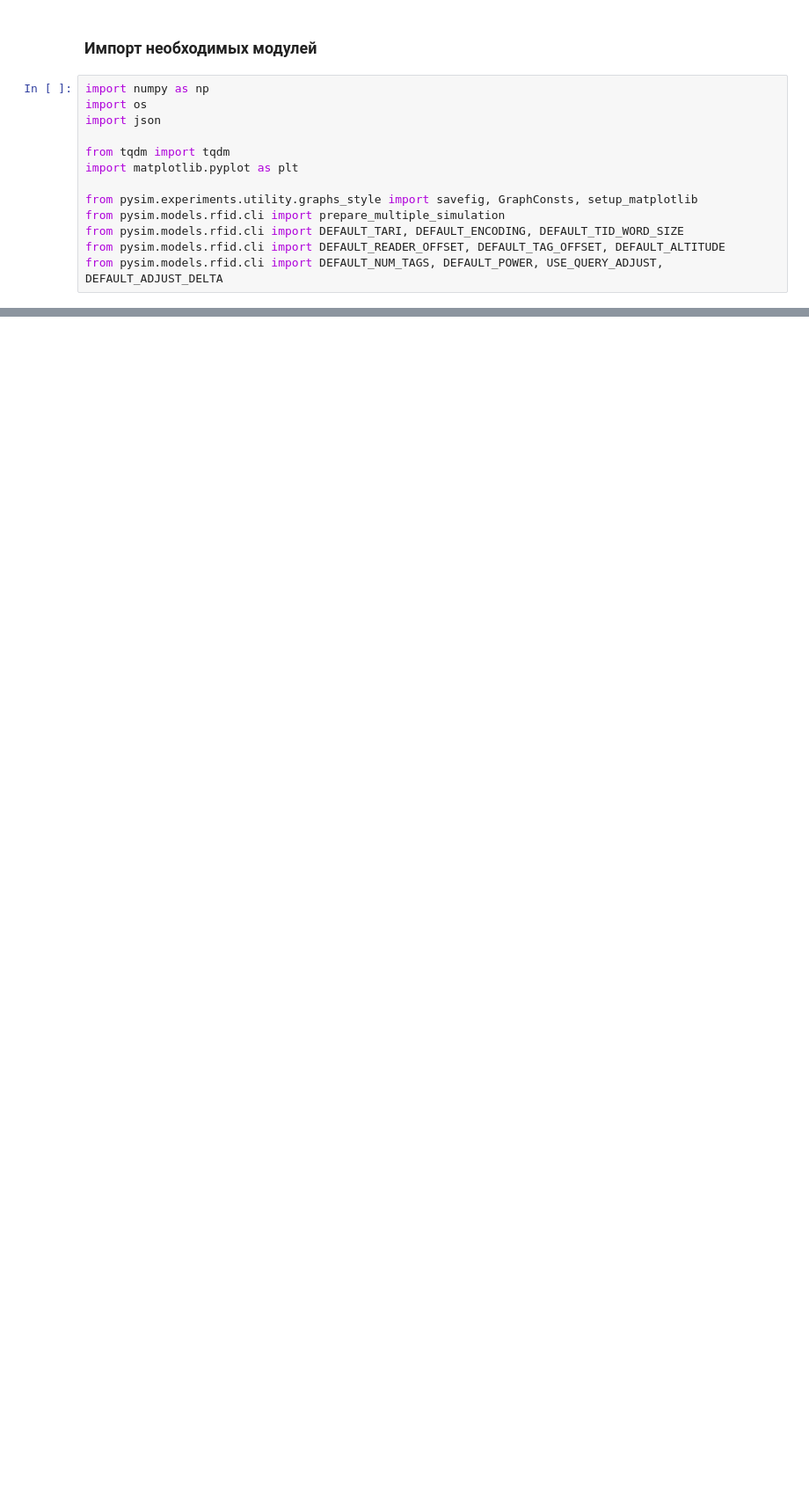
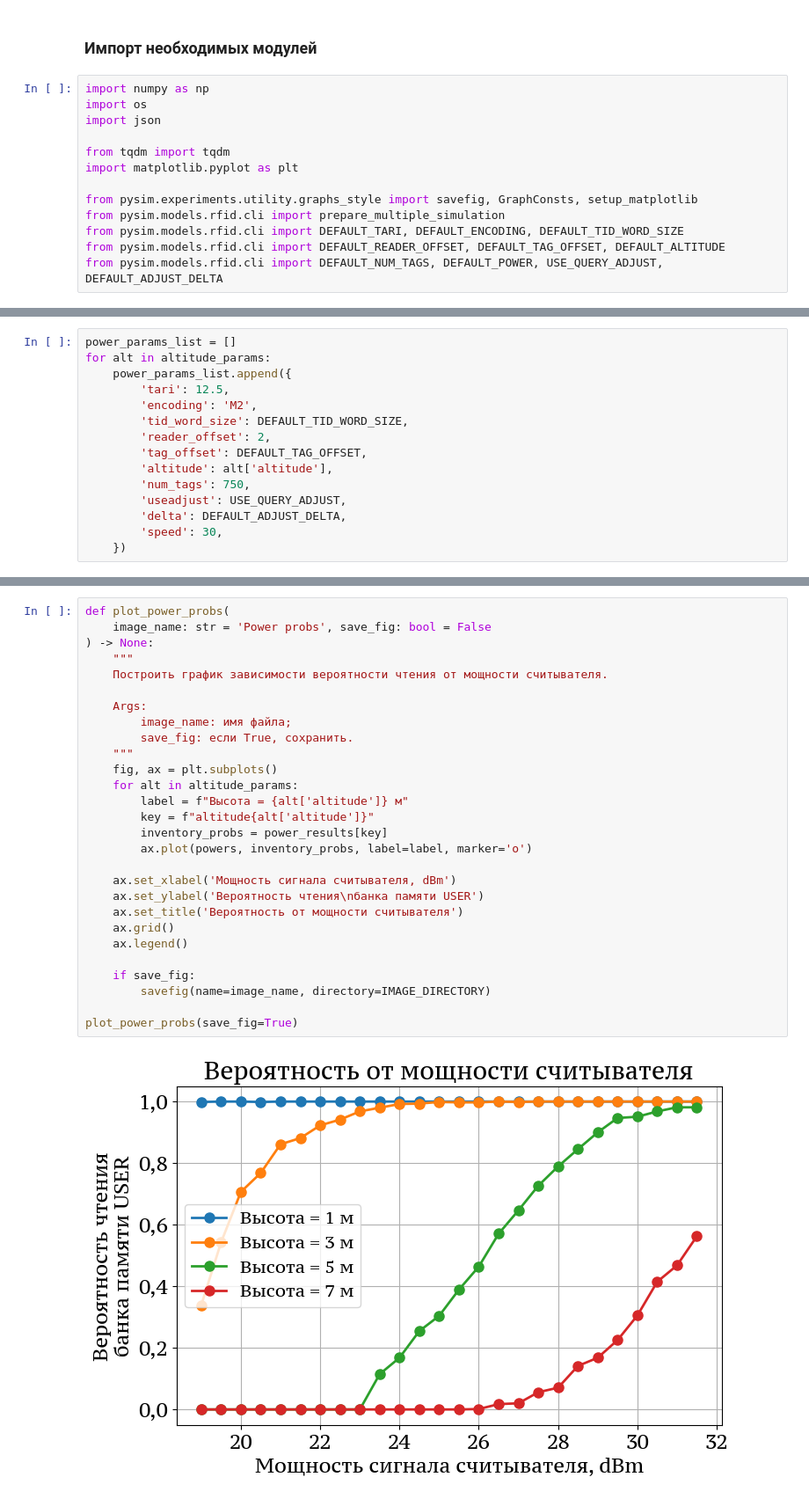
Before and after one commit to VilmenAbramian/simulation, a Jupyter notebook: pysim/experiments/rfid_single_tag.ipynb, the cells around one changed output, grey strips where cells are left out. Shown at 88% size. Drawn from its saved outputs; the diff is of its cells as text; blank space fills up the shorter version.

```diff
--- a/pysim/experiments/rfid_single_tag.ipynb
+++ b/pysim/experiments/rfid_single_tag.ipynb
@@ -111,0 +269,15 @@ plot_speed_probs(save_fig=True)
+# %%
+power_params_list = []
+for alt in altitude_params:
+    power_params_list.append({
+        'tari': 12.5,
+        'encoding': 'M2',
+        'tid_word_size': DEFAULT_TID_WORD_SIZE,
+        'reader_offset': 2,
+        'tag_offset': DEFAULT_TAG_OFFSET,
+        'altitude': alt['altitude'],
+        'num_tags': 750,
+        'useadjust': USE_QUERY_ADJUST,
+        'delta': DEFAULT_ADJUST_DELTA,
+        'speed': 30,
+    })
@@ -111,0 +325,30 @@ plot_speed_probs(save_fig=True)
+# %%
+def plot_power_probs(
+    image_name: str = 'Power probs', save_fig: bool = False
+) -> None:
+    """
+    Построить график зависимости вероятности чтения от мощности считывателя.
+
+    Args:
+        image_name: имя файла;
+        save_fig: если True, сохранить.
+    """
+    fig, ax = plt.subplots()
+    for alt in altitude_params:
+        label = f"Высота = {alt['altitude']} м"
+        key = f"altitude{alt['altitude']}"
+        inventory_probs = power_results[key]
+        ax.plot(powers, inventory_probs, label=label, marker='o')
+
+    ax.set_xlabel('Мощность сигнала считывателя, dBm')
+    ax.set_ylabel('Вероятность чтения\nбанка памяти USER')
+    ax.set_title('Вероятность от мощности считывателя')
+    ax.grid()
+    ax.legend()
+
+    if save_fig:
+        savefig(name=image_name, directory=IMAGE_DIRECTORY)
+
+plot_power_probs(save_fig=True)
+# %% [output]
+[figure, added]
```
Also changed, not shown: parts of 33 cells of this notebook, 12 other files.
